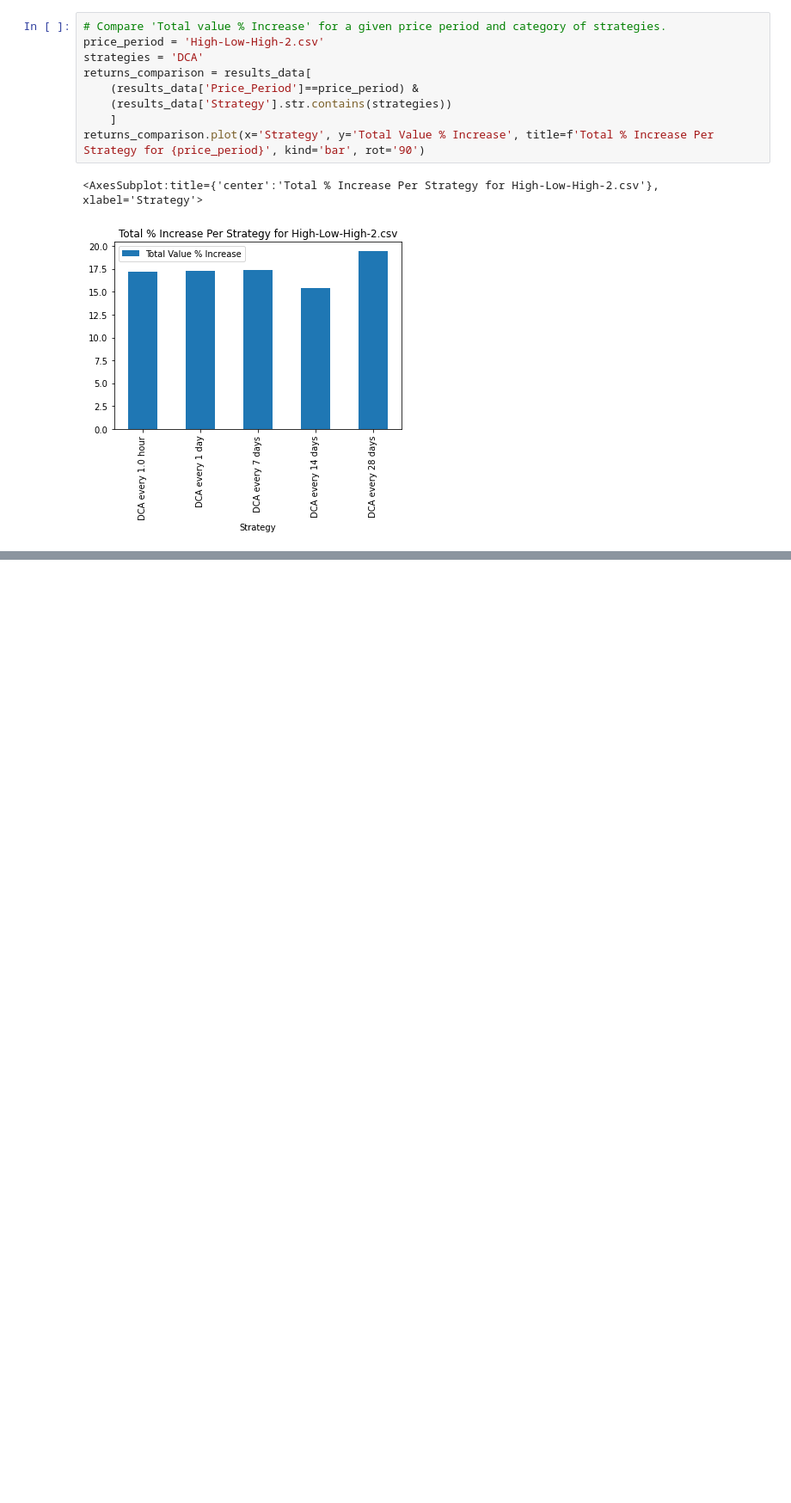
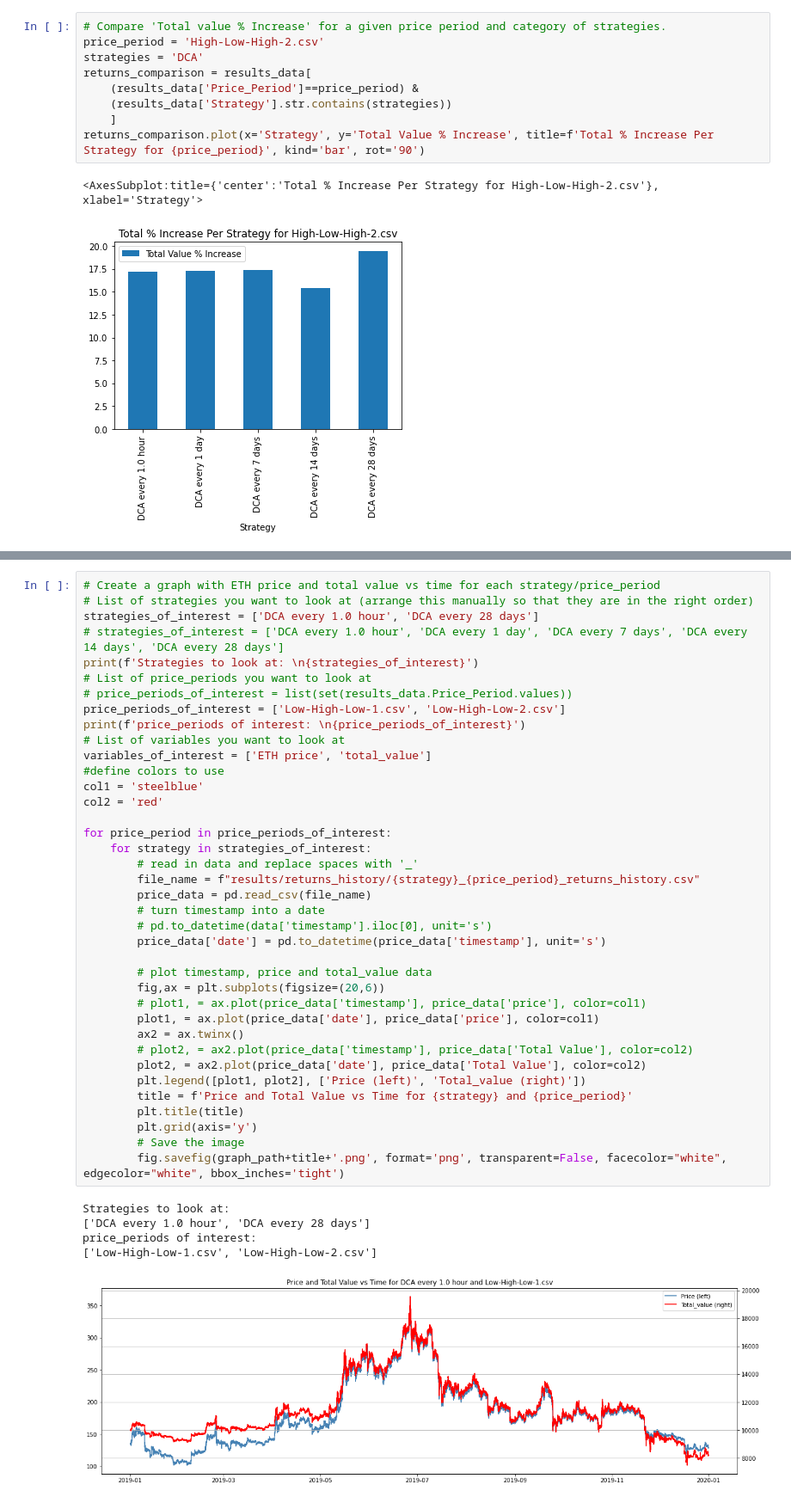
Before and after one commit to varriaza/Strategy-Performance, a Jupyter notebook: create_plots.ipynb, the cells around one changed output, grey strips where cells are left out. Shown at 86% size. Saved outputs shown, nothing was run; the diff lists cells and outputs as text; blank space fills up the shorter version.

```diff
--- a/create_plots.ipynb
+++ b/create_plots.ipynb
@@ -115,0 +121,44 @@ Strategies to look at:
+# %%
+# Create a graph with ETH price and total value vs time for each strategy/price_period
+# List of strategies you want to look at (arrange this manually so that they are in the right order)
+strategies_of_interest = ['DCA every 1.0 hour', 'DCA every 28 days']
+# strategies_of_interest = ['DCA every 1.0 hour', 'DCA every 1 day', 'DCA every 7 days', 'DCA every 14 days', 'DCA every 28 days']
+print(f'Strategies to look at: \n{strategies_of_interest}')
+# List of price_periods you want to look at
+# price_periods_of_interest = list(set(results_data.Price_Period.values))
+price_periods_of_interest = ['Low-High-Low-1.csv', 'Low-High-Low-2.csv']
+print(f'price_periods of interest: \n{price_periods_of_interest}')
+# List of variables you want to look at
+variables_of_interest = ['ETH price', 'total_value']
+#define colors to use
+col1 = 'steelblue'
+col2 = 'red'
+
+for price_period in price_periods_of_interest:
+    for strategy in strategies_of_interest:
+        # read in data and replace spaces with '_'
+        file_name = f"results/returns_history/{strategy}_{price_period}_returns_history.csv"
+        price_data = pd.read_csv(file_name)
+        # turn timestamp into a date
+        # pd.to_datetime(data['timestamp'].iloc[0], unit='s')
+        price_data['date'] = pd.to_datetime(price_data['timestamp'], unit='s')
+
+        # plot timestamp, price and total_value data
+        fig,ax = plt.subplots(figsize=(20,6))
+        # plot1, = ax.plot(price_data['timestamp'], price_data['price'], color=col1)
+        plot1, = ax.plot(price_data['date'], price_data['price'], color=col1)
+        ax2 = ax.twinx()
+        # plot2, = ax2.plot(price_data['timestamp'], price_data['Total Value'], color=col2)
+        plot2, = ax2.plot(price_data['date'], price_data['Total Value'], color=col2)
+        plt.legend([plot1, plot2], ['Price (left)', 'Total_value (right)'])
+        title = f'Price and Total Value vs Time for {strategy} and {price_period}'
+        plt.title(title)
+        plt.grid(axis='y')
+        # Save the image
+        fig.savefig(graph_path+title+'.png', format='png', transparent=False, facecolor="white", edgecolor="white", bbox_inches='tight')
+# %% [output]
+Strategies to look at:
+['DCA every 1.0 hour', 'DCA every 28 days']
+price_periods of interest:
+['Low-High-Low-1.csv', 'Low-High-Low-2.csv']
+[figure, added]
```
Also changed, not shown: parts of 8 cells of this notebook, 36 other files.
